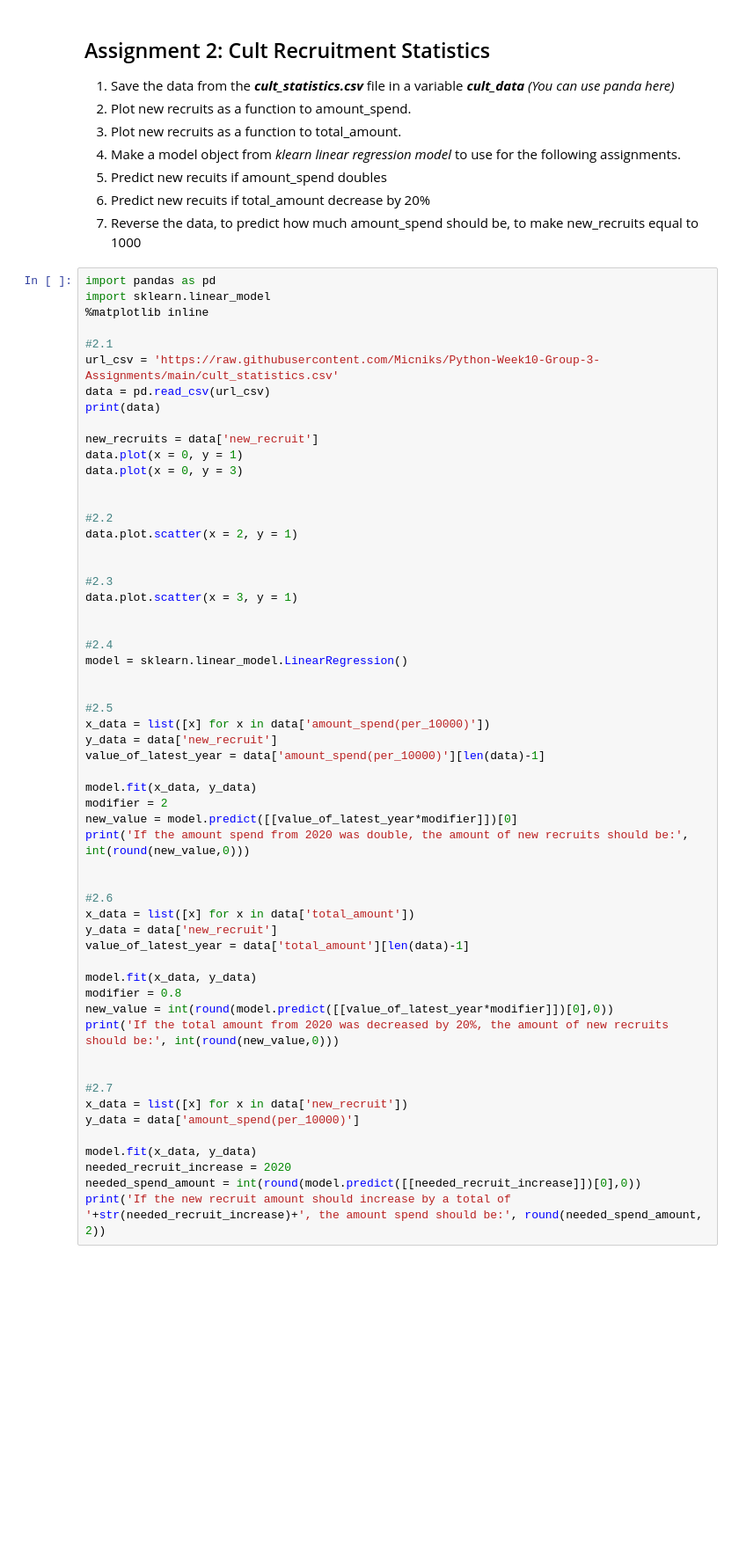
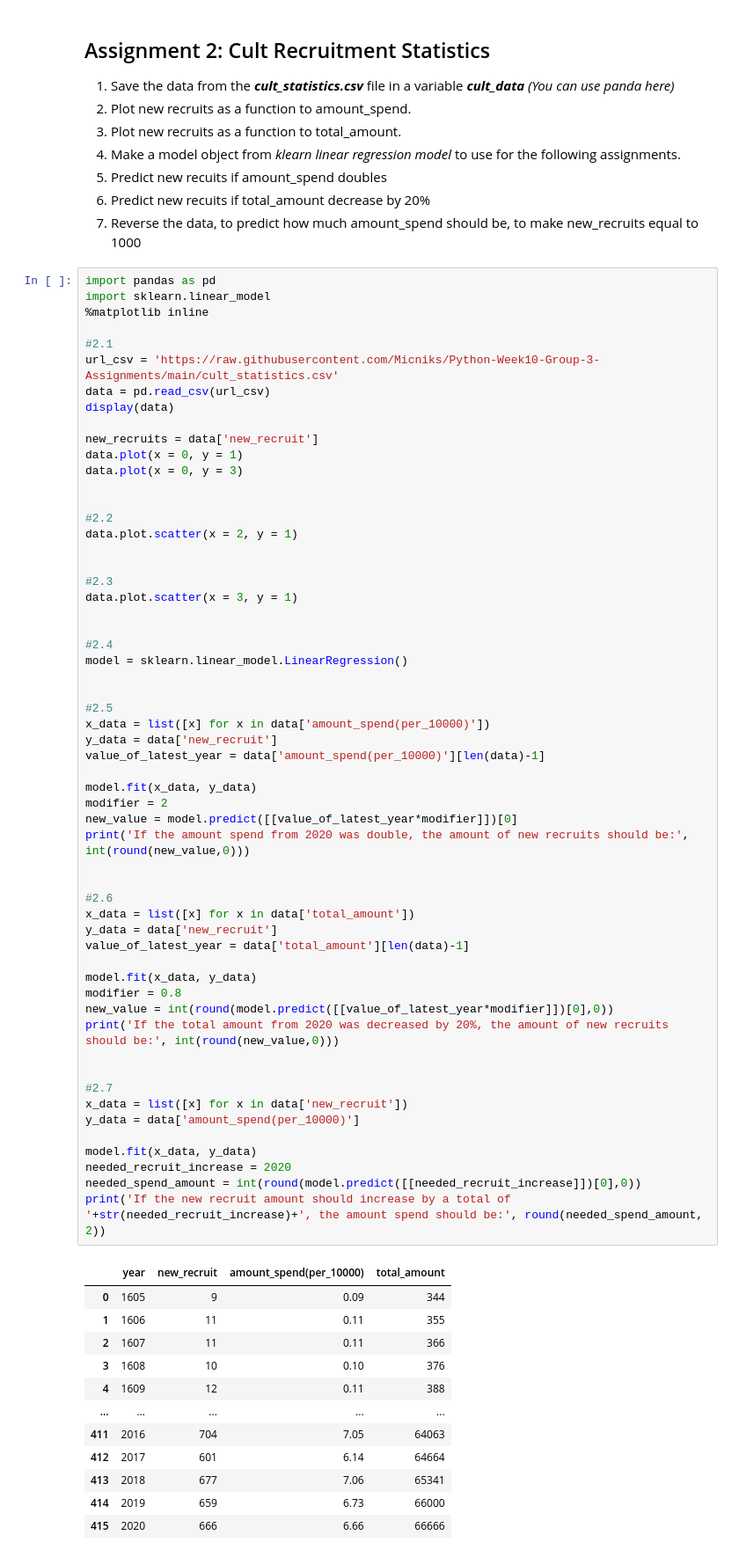
Before and after one commit to Micniks/Python-Assignments, a Jupyter notebook: Week10/Solved_Assignment/Week10.ipynb, the cells around one changed output. Shown: that part at 88% size. Drawn from its saved outputs; the diff is of its cells as text; blank space fills up the shorter version.

```diff
--- a/Week10/Solved_Assignment/Week10.ipynb
+++ b/Week10/Solved_Assignment/Week10.ipynb
@@ -177,7 +189,7 @@ import sklearn.linear_model
 #2.1
 url_csv = 'https://raw.githubusercontent.com/Micniks/Python-Week10-Group-3-Assignments/main/cult_statistics.csv'
 data = pd.read_csv(url_csv)
-print(data)
+display(data)
 
 new_recruits = data['new_recruit']
 data.plot(x = 0, y = 1)
@@ -200,30 +212,42 @@ model = sklearn.linear_model.LinearRegression()
 x_data = list([x] for x in data['amount_spend(per_10000)'])
 y_data = data['new_recruit']
 value_of_latest_year = data['amount_spend(per_10000)'][len(data)-1]
 
 model.fit(x_data, y_data)
 modifier = 2
 new_value = model.predict([[value_of_latest_year*modifier]])[0]
 print('If the amount spend from 2020 was double, the amount of new recruits should be:', int(round(new_value,0)))
 
 
 #2.6
 x_data = list([x] for x in data['total_amount'])
 y_data = data['new_recruit']
 value_of_latest_year = data['total_amount'][len(data)-1]
 
 model.fit(x_data, y_data)
 modifier = 0.8
 new_value = int(round(model.predict([[value_of_latest_year*modifier]])[0],0))
 print('If the total amount from 2020 was decreased by 20%, the amount of new recruits should be:', int(round(new_value,0)))
 
 
 #2.7
 x_data = list([x] for x in data['new_recruit'])
 y_data = data['amount_spend(per_10000)']
 
 model.fit(x_data, y_data)
 needed_recruit_increase = 2020
 needed_spend_amount = int(round(model.predict([[needed_recruit_increase]])[0],0))
 print('If the new recruit amount should increase by a total of '+str(needed_recruit_increase)+', the amount spend should be:', round(needed_spend_amount, 2))
 # %% [output]
+|  | year | new_recruit | amount_spend(per_10000) | total_amount |
+| 0 | 1605 | 9 | 0.09 | 344 |
+| 1 | 1606 | 11 | 0.11 | 355 |
+| 2 | 1607 | 11 | 0.11 | 366 |
+| 3 | 1608 | 10 | 0.10 | 376 |
+| 4 | 1609 | 12 | 0.11 | 388 |
+| ... | ... | ... | ... | ... |
+| 411 | 2016 | 704 | 7.05 | 64063 |
+| 412 | 2017 | 601 | 6.14 | 64664 |
+| 413 | 2018 | 677 | 7.06 | 65341 |
+| 414 | 2019 | 659 | 6.73 | 66000 |
+| 415 | 2020 | 666 | 6.66 | 66666 |
```
Also changed, not shown: parts of 2 cells of this notebook, 1 other file.
